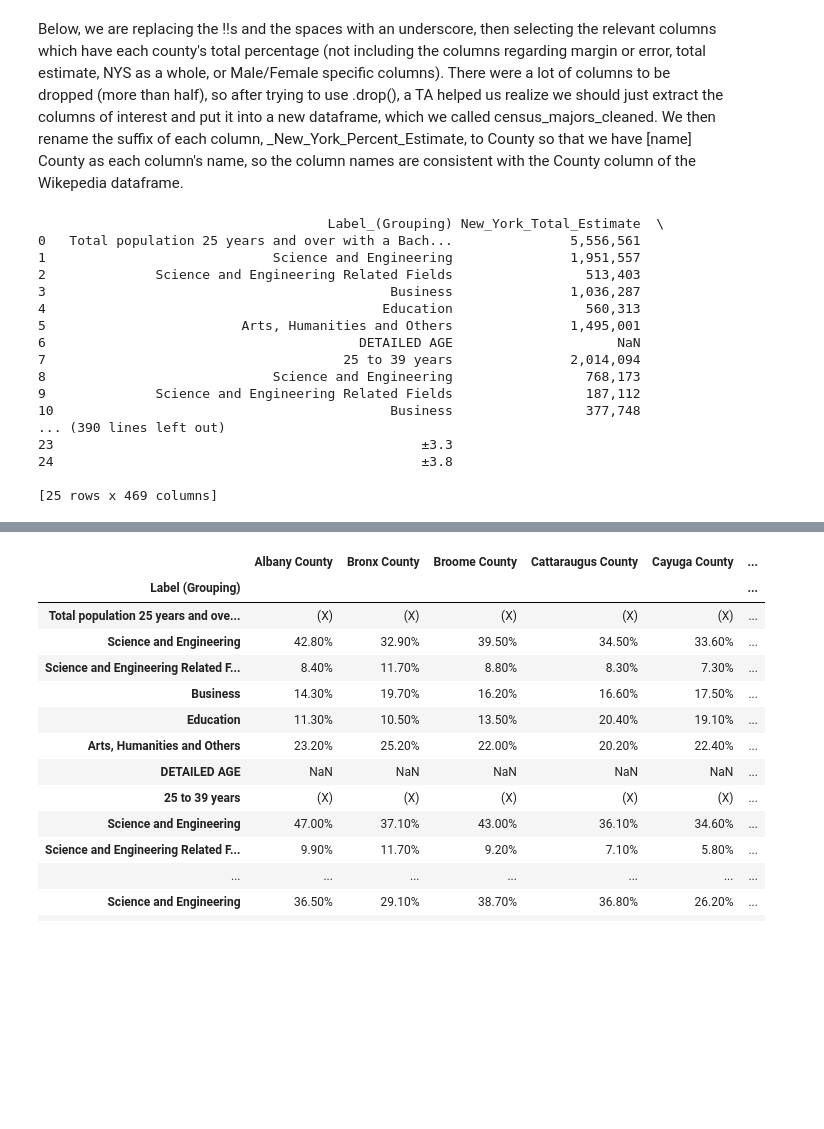
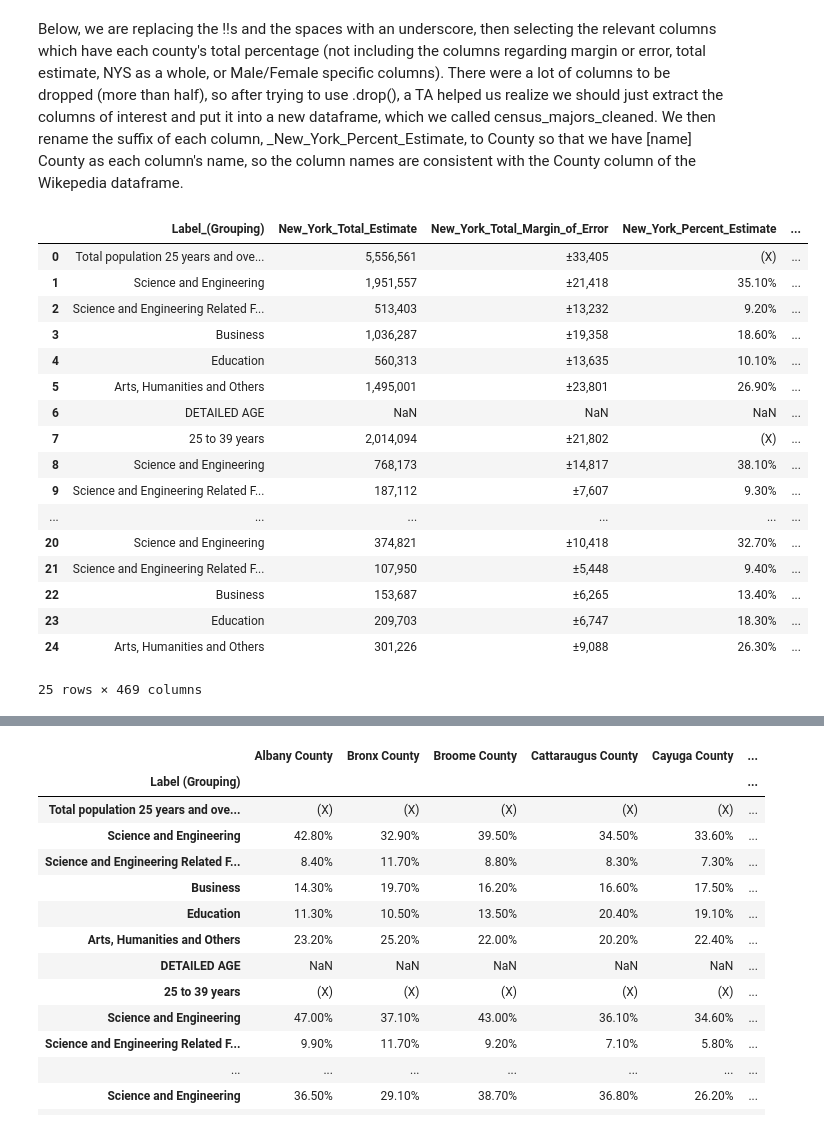
Before and after one commit to sonia-mar/info2950-final-project, a Jupyter notebook: finalproject.ipynb, the cells around one changed output, grey strips where cells are left out. Cells and saved outputs as stored; diff of their text form; code cells hidden in the pictures; blank space fills up the shorter version.

```diff
--- a/finalproject.ipynb
+++ b/finalproject.ipynb
@@ -37,7 +37,8 @@ import duckdb
 Read the .csv file:
 # %%
 census_majors = pd.read_csv("nys_counties_college.csv")
-census_majors.columns = census_majors.columns.str.replace("    ", "")
+census_majors.columns = census_majors.columns.str.replace(
+    "    ", "")
 # %% [markdown]
 Below, we see that there are many columns that are not relevant to our research question. We are only interested in each county's percent estimate column.
 # %%
@@ -63,26 +64,29 @@ print(census_majors.head())
 # %% [markdown]
 Below, we are replacing the !!s and the spaces with an underscore, then selecting the relevant columns which have each county's total percentage (not including the columns regarding margin or error, total estimate, NYS as a whole, or Male/Female specific columns). There were a lot of columns to be dropped (more than half), so after trying to use .drop(), a TA helped us realize we should just extract the columns of interest and put it into a new dataframe, which we called census_majors_cleaned. We then rename the suffix of each column, _New_York_Percent_Estimate, to County so that we have [name] County as each column's name, so the column names are consistent with the County column of the Wikepedia dataframe.
 # %%
-census_majors.columns = census_majors.columns.str.replace("!!", "_")
-census_majors.columns = census_majors.columns.str.replace(" ", "_")
+census_majors.columns = census_majors.columns.str.replace(
+    "!!", "_")
+census_majors.columns = census_majors.columns.str.replace(
+    " ", "_")
 #Checking that the column names are correct
-print(census_majors)
+display(census_majors)
 # %% [output]
+|  | Label_(Grouping) | New_York_Total_Estimate | New_York_Total_Margin_of_Error | New_York_Percent_Estimate | ... |
+| 0 | Total population 25 years and ove... | 5,556,561 | ±33,405 | (X) | ... |
+| 1 | Science and Engineering | 1,951,557 | ±21,418 | 35.10% | ... |
+| 2 | Science and Engineering Related F... | 513,403 | ±13,232 | 9.20% | ... |
+| 3 | Business | 1,036,287 | ±19,358 | 18.60% | ... |
+| 4 | Education | 560,313 | ±13,635 | 10.10% | ... |
+| 5 | Arts, Humanities and Others | 1,495,001 | ±23,801 | 26.90% | ... |
+| 6 | DETAILED AGE | NaN | NaN | NaN | ... |
+| 7 | 25 to 39 years | 2,014,094 | ±21,802 | (X) | ... |
+| 8 | Science and Engineering | 768,173 | ±14,817 | 38.10% | ... |
+| 9 | Science and Engineering Related F... | 187,112 | ±7,607 | 9.30% | ... |
+| ... | ... | ... | ... | ... | ... |
+| 20 | Science and Engineering | 374,821 | ±10,418 | 32.70% | ... |
+| 21 | Science and Engineering Related F... | 107,950 | ±5,448 | 9.40% | ... |
+| 22 | Business | 153,687 | ±6,265 | 13.40% | ... |
+| 23 | Education | 209,703 | ±6,747 | 18.30% | ... |
+| 24 | Arts, Humanities and Others | 301,226 | ±9,088 | 26.30% | ... |
-                                     Label_(Grouping) New_York_Total_Estimate  \
-0   Total population 25 years and over with a Bach...               5,556,561
-1                             Science and Engineering               1,951,557
-2              Science and Engineering Related Fields                 513,403
-3                                            Business               1,036,287
-4                                           Education                 560,313
-5                         Arts, Humanities and Others               1,495,001
-6                                        DETAILED AGE                     NaN
-7                                      25 to 39 years               2,014,094
-8                             Science and Engineering                 768,173
-9              Science and Engineering Related Fields                 187,112
-10                                           Business                 377,748
-... (390 lines left out)
-23                                               ±3.3
-24                                               ±3.8
-
-[25 rows x 469 columns]
+25 rows × 469 columns
 # %%
```
Also changed, not shown: parts of 31 cells of this notebook.
